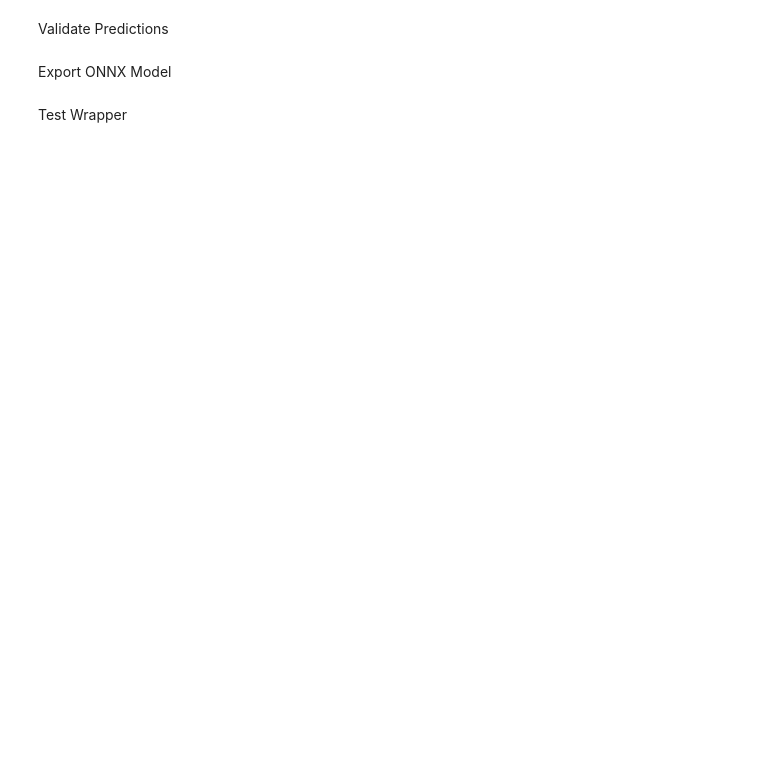
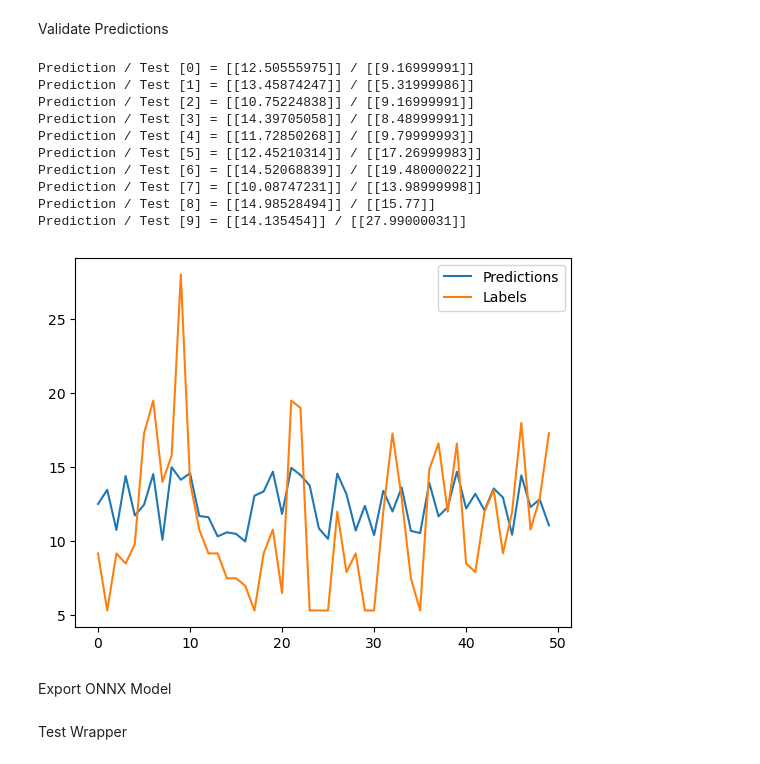
Before and after one commit to hvogeler/pytorch, a Jupyter notebook: landing_club/landing_club_train.ipynb, the cells around one changed output. Cells and saved outputs as stored; diff of their text form; code cells hidden in the pictures; blank space fills up the shorter version.

```diff
--- a/landing_club/landing_club_train.ipynb
+++ b/landing_club/landing_club_train.ipynb
@@ -203,20 +232,31 @@ Validate Predictions
 # %%
 with torch.no_grad():
     model.eval()
 
     preds = model.forward(X_test_tsor)
     # X_test_feat_0 = X_test[2:, 0:1].reshape(-1)
     preds_decoded = dataset.sc_y.inverse_transform(preds)
     y_test_tsor_decoded = dataset.sc_y.inverse_transform(y_test_tsor)
     for i in range(0, 10):
         print(f'Prediction / Test [{i}] = '
               f'{preds_decoded[i].reshape(-1, 1)} / '
               f'{y_test_tsor_decoded[i].reshape(-1, 1)}')
     plt.cla()
-    plt.plot(preds_decoded)
-    plt.plot(y_test_tsor_decoded)
-    # plt.scatter(X_test_feat_0[0:10], y_test[0:10])
-    # plt.scatter(X_test_feat_0[0:10], preds[0:10])
+    plt.plot(preds_decoded[0:50], label='Predictions')
+    plt.plot(y_test_tsor_decoded[0:50], label='Labels')
+    plt.legend()
+# %% [output]
+Prediction / Test [0] = [[12.50555975]] / [[9.16999991]]
+Prediction / Test [1] = [[13.45874247]] / [[5.31999986]]
+Prediction / Test [2] = [[10.75224838]] / [[9.16999991]]
+Prediction / Test [3] = [[14.39705058]] / [[8.48999991]]
+Prediction / Test [4] = [[11.72850268]] / [[9.79999993]]
+Prediction / Test [5] = [[12.45210314]] / [[17.26999983]]
+Prediction / Test [6] = [[14.52068839]] / [[19.48000022]]
+Prediction / Test [7] = [[10.08747231]] / [[13.98999998]]
+Prediction / Test [8] = [[14.98528494]] / [[15.77]]
+Prediction / Test [9] = [[14.135454]] / [[27.99000031]]
+[figure, added]
 # %% [markdown]
 Export ONNX Model
 # %%
```
Also changed, not shown: parts of 5 cells of this notebook, 2 other files.
